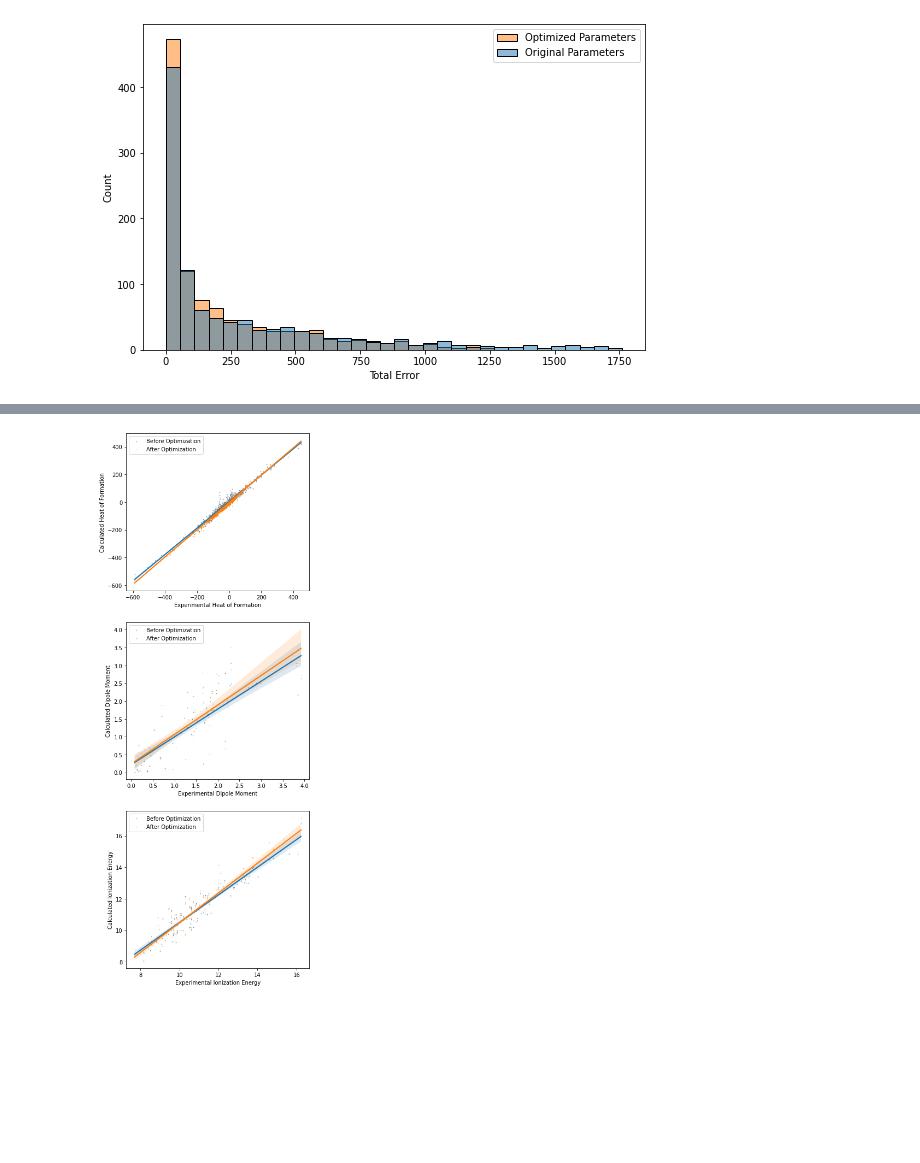
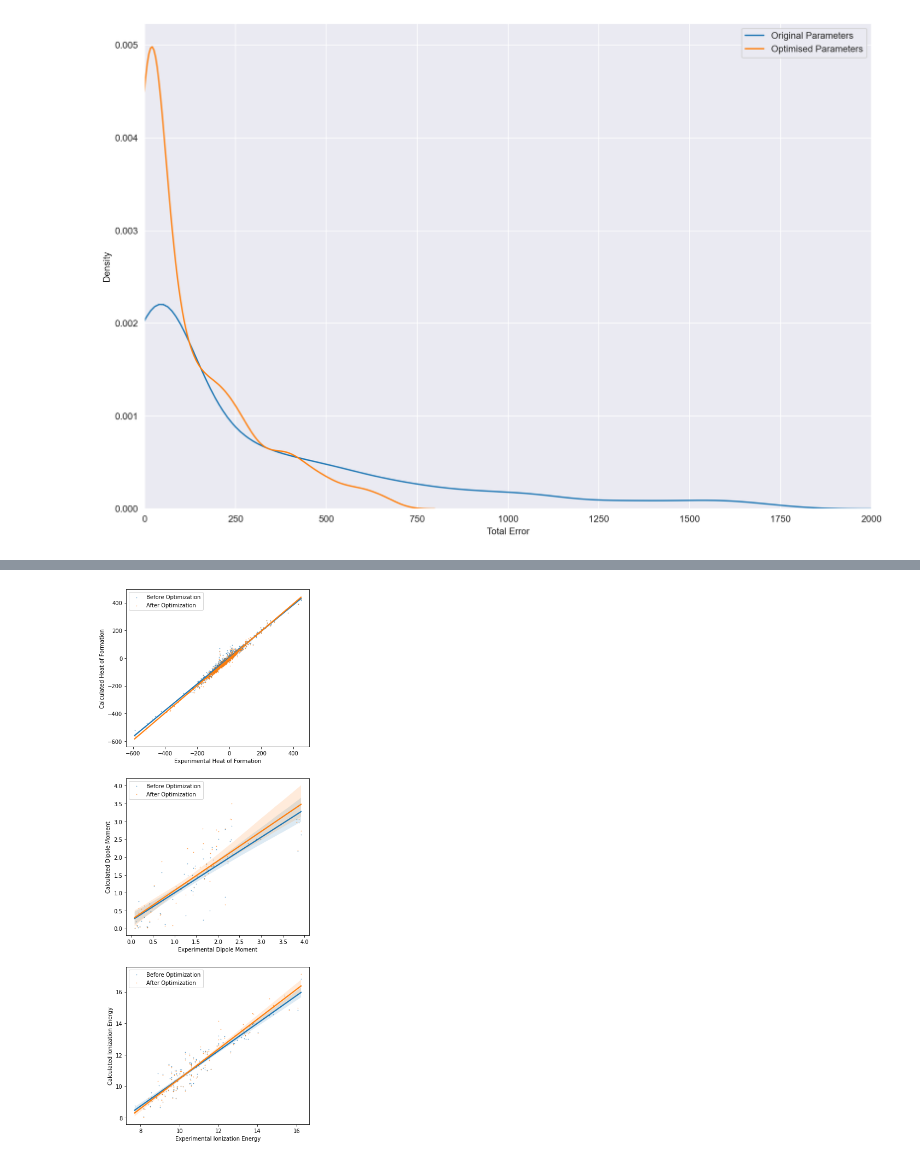
Before and after one commit to BluSteve/STYau122, a Jupyter notebook: python/ssef/Analysis.ipynb, the cells around one changed output, grey strips where cells are left out. Drawn from its saved outputs; the diff is of its cells as text; code cells hidden in the pictures; blank space fills up the shorter version.

```diff
--- a/python/ssef/Analysis.ipynb
+++ b/python/ssef/Analysis.ipynb
@@ -25,4 +25,7 @@ def get_json(data_file):
     return pd.DataFrame(dict1);
 
 
-get_json('../../archivesfixed/abhlla/outputs/0057-30384HXIB6-2N5490KWWS.json')
+dfs = [get_json(x) for x in ['../../archivesfixed/abhlla/outputs/0009-C3U3RNBEO0-1BC5GM2ATC.json',
+                             '../../archivesfixed/abhlla/outputs/0057-30384HXIB6-H81IJLA0YM.json',
+                             '../../archivesfixed/abhlla/outputs/0057-30384HXIB6-H81IJLA0YM.json',
+                             '../../archivesfixed/abhlla/outputs/0057-30384HXIB6-H81IJLA0YM.json']]
@@ -104,9 +118,12 @@ plt.savefig('error-hist.png', dpi=600)
 # %%
-plt.figure(figsize=(9, 6))
-ax = sns.histplot(data=orig_wb.append(wellbehaving, ignore_index=True), x='totalError', hue="optMethod")
-ax.set_xlabel('Total Error')
-plt.legend(labels=['Optimized Parameters', 'Original Parameters'])
+plt.figure(figsize=(12, 8), dpi=200, tight_layout=True)
 
-plt.savefig('total-error-dist.png', dpi=300)
+sns.kdeplot(data=orig_wb, x='totalError')
+ax = sns.kdeplot(data=wellbehaving, x='totalError')
+ax.legend(['Original Parameters', 'Optimised Parameters'])
+
+ax.set(xlabel='Total Error', xlim=(0, 2000))
+
+plt.savefig('../styau/total-error-dist.png')
 # %% [output]
-[figure, old version]
+[figure, new version]
```
Also changed, not shown: parts of 10 cells of this notebook, 8 other files.
